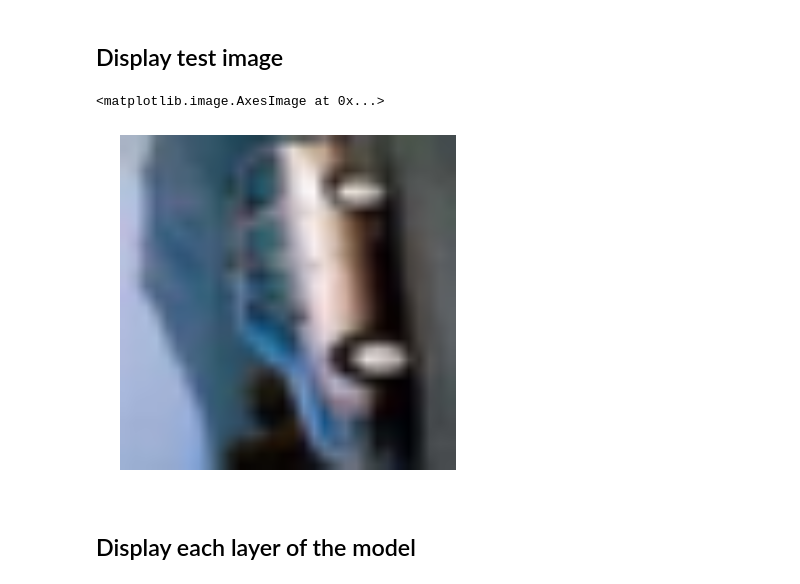
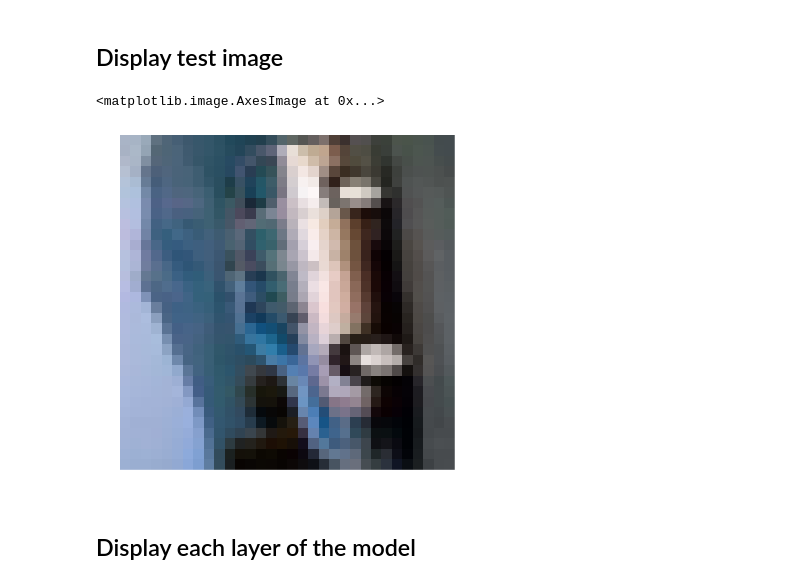
Before and after one commit to sharathrao13/deep-learning, a Jupyter notebook: Visualization.ipynb, the cells around one changed output. Cells and saved outputs as stored; diff of their text form; code cells hidden in the pictures.

Commit message:
Remove plot interpolation. Visualization is not blurry now.

```diff
--- a/Visualization.ipynb
+++ b/Visualization.ipynb
@@ -28,11 +28,11 @@ model = utils.load_model(model_name)
 # %%
 image = X_train[4]
 plt.figure(figsize=(6,6))
 plt.axis('off')
-plt.imshow(image.T)
+plt.imshow(image.T, interpolation='none')
 # %% [output]
 <matplotlib.image.AxesImage at 0x...>
-[figure, old version]
+[figure, new version]
 # %% [markdown]
 ## Display each layer of the model
 # %%
```
Also changed, not shown: parts of 9 cells of this notebook, 1 other file.
